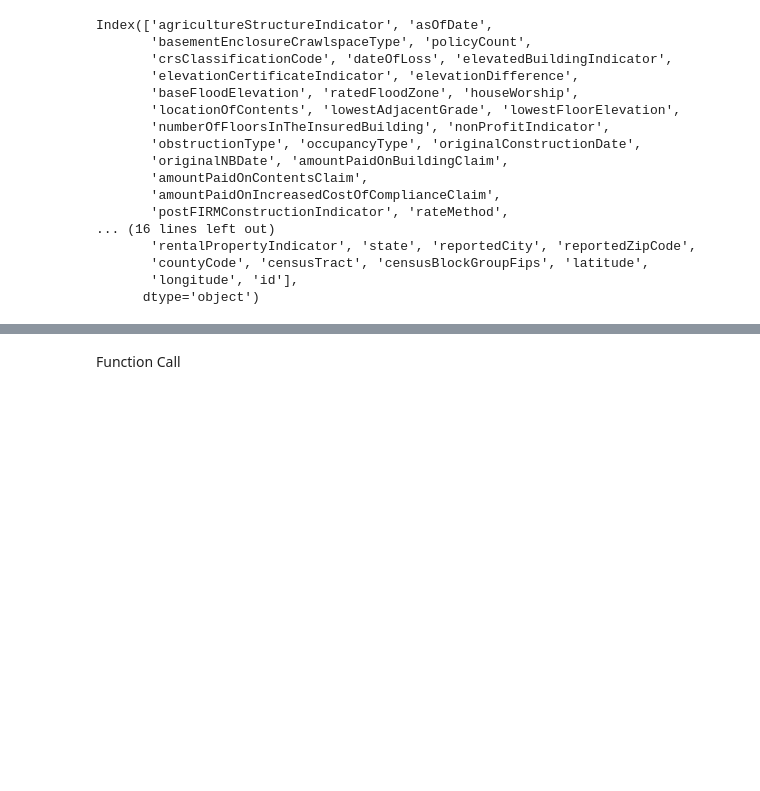
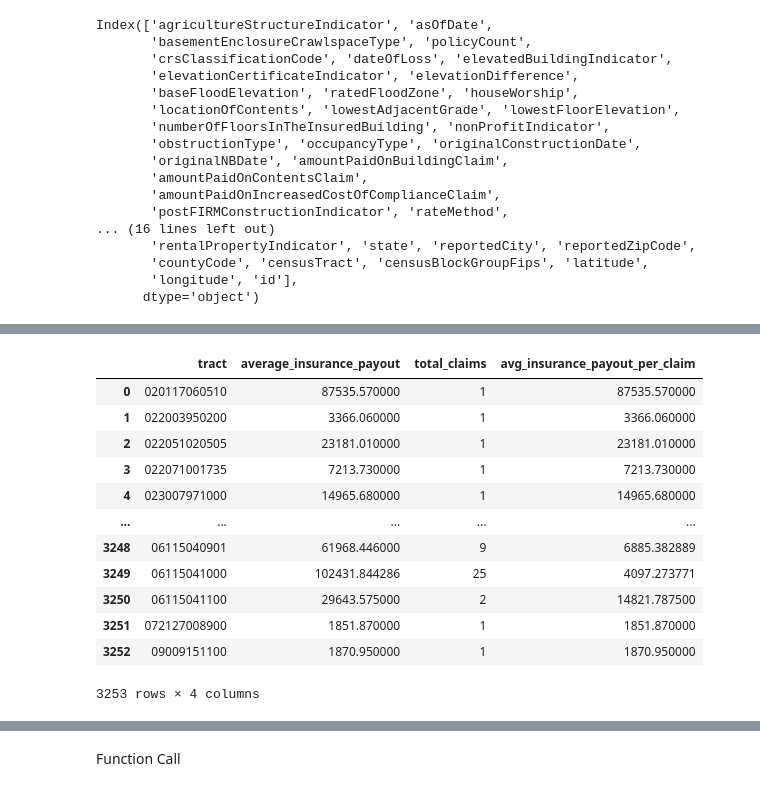
Before and after one commit to Eagle-Rock-Analytics/carb-climate-index, a Jupyter notebook: scripts/data_metric_calc/climate_flood_claims.ipynb, the cells around one changed output, grey strips where cells are left out. Cells and saved outputs as stored; diff of their text form; code cells hidden in the pictures; blank space fills up the shorter version.

```diff
--- a/scripts/data_metric_calc/climate_flood_claims.ipynb
+++ b/scripts/data_metric_calc/climate_flood_claims.ipynb
@@ -289,3 +179,21 @@ county_cost_averages.head()
+# %%
+county_cost_averages['avg_insurance_payout_per_claim'] = county_cost_averages['average_insurance_payout'] / county_cost_averages['total_claims']
+
+county_cost_averages
+# %% [output]
+|  | tract | average_insurance_payout | total_claims | avg_insurance_payout_per_claim |
+| 0 | 020117060510 | 87535.570000 | 1 | 87535.570000 |
+| 1 | 022003950200 | 3366.060000 | 1 | 3366.060000 |
+| 2 | 022051020505 | 23181.010000 | 1 | 23181.010000 |
+| 3 | 022071001735 | 7213.730000 | 1 | 7213.730000 |
+| 4 | 023007971000 | 14965.680000 | 1 | 14965.680000 |
+| ... | ... | ... | ... | ... |
+| 3248 | 06115040901 | 61968.446000 | 9 | 6885.382889 |
+| 3249 | 06115041000 | 102431.844286 | 25 | 4097.273771 |
+| 3250 | 06115041100 | 29643.575000 | 2 | 14821.787500 |
+| 3251 | 072127008900 | 1851.870000 | 1 | 1851.870000 |
+| 3252 | 09009151100 | 1870.950000 | 1 | 1870.950000 |
+3253 rows × 4 columns
 # %%
 # merge with CA census tracts
 merged_flood_claims_cost = pd.merge(ca_tract_county, county_cost_averages, on='tract', how='left')
```
Also changed, not shown: parts of 31 cells of this notebook.
